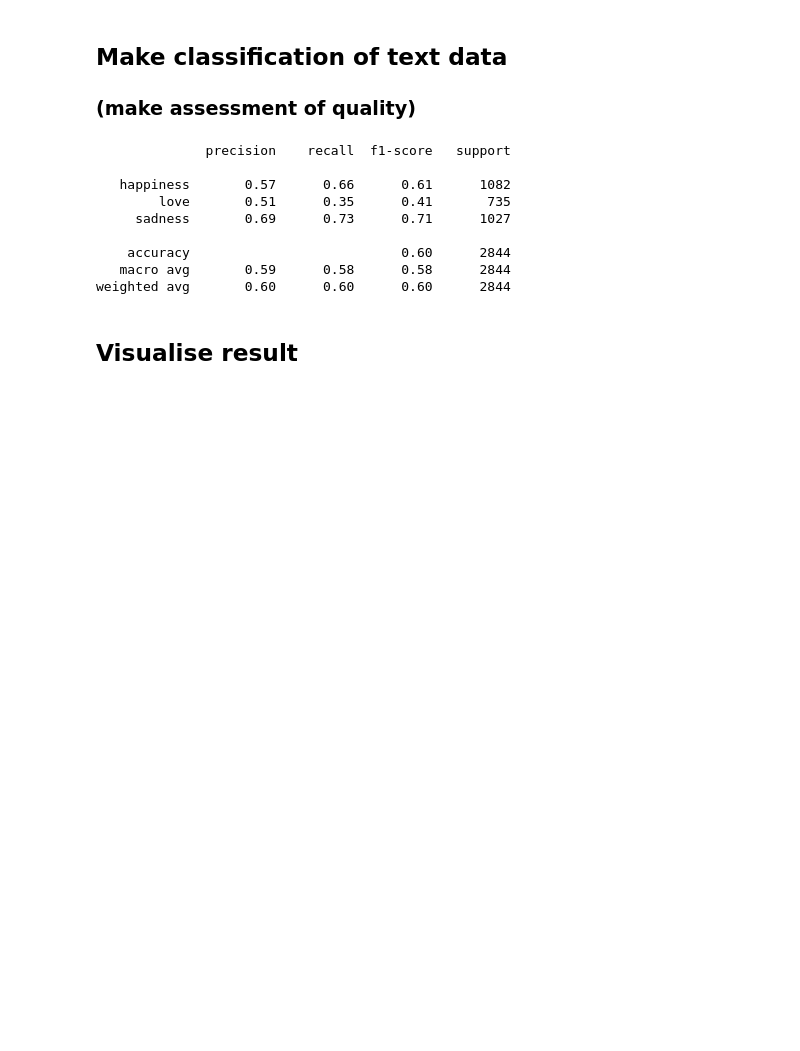
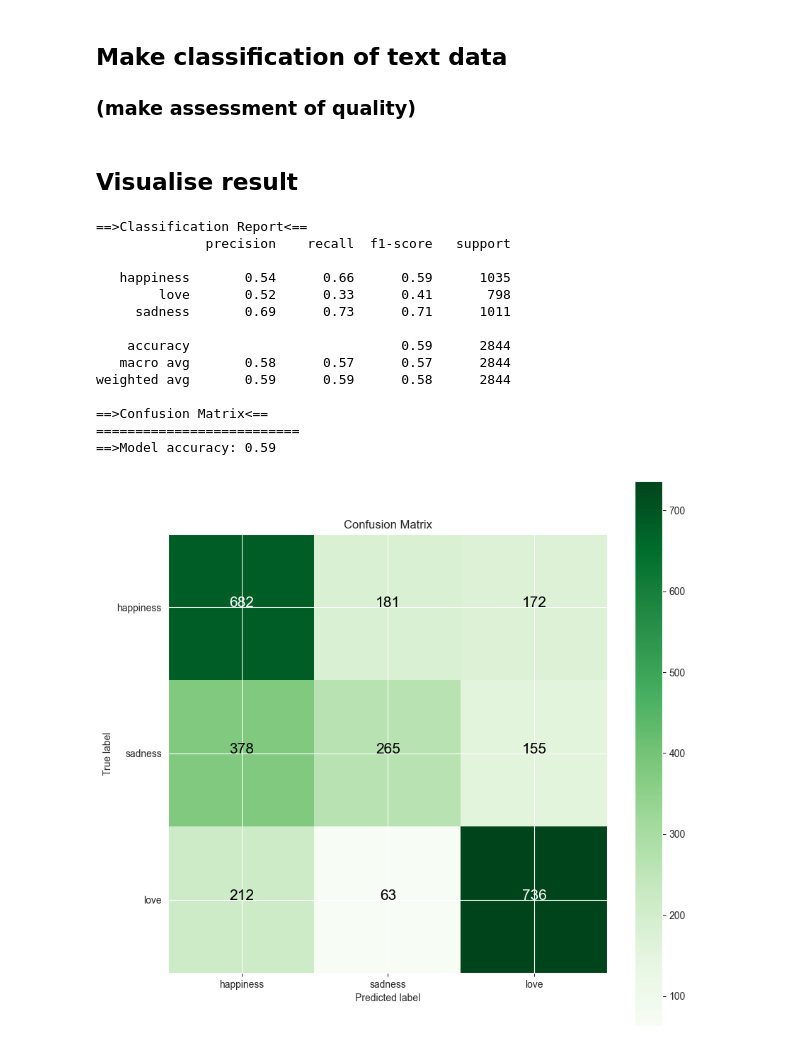
Before and after one commit to lytmercy/data_analysis_labs, a Jupyter notebook: lab_2.ipynb, the cells around one changed output. Drawn from its saved outputs; the diff is of its cells as text; code cells hidden in the pictures; blank space fills up the shorter version.

```diff
--- a/lab_2.ipynb
+++ b/lab_2.ipynb
@@ -667,10 +669,10 @@ def make_confusion_matrix(y_true, y_pred, classes=None, figsize=(10, 10), text_s
 
 def classification_confusion_evaluation(y_true, y_pred, classes=None):
     """
-
-    :param y_true:
-    :param y_pred:
-    :param classes:
+    Help function for viewing classification report of predictions and visualise confusion matrix;
+    :param y_true: Array of truth labels (must be same shape as y_pred);
+    :param y_pred: Array of predicted labels (must be same shape as y_true);
+    :param classes: Array of class labels (as string).
     """
     model_accuracy = accuracy_score(y_true, y_pred)
 
@@ -699,16 +701,24 @@ logistic_regression_model = LogisticRegression().fit(tfidf_train, y_train)
 # %%
 # Get prediction
 y_pred = logistic_regression_model.predict(tfidf_test)
-print(classification_report(y_test, y_pred))
-# %% [output]
-              precision    recall  f1-score   support
-
-   happiness       0.57      0.66      0.61      1082
-        love       0.51      0.35      0.41       735
-     sadness       0.69      0.73      0.71      1027
-
-    accuracy                           0.60      2844
-   macro avg       0.59      0.58      0.58      2844
-weighted avg       0.60      0.60      0.60      2844
 # %% [markdown]
 ## Visualise result
+# %%
+# View classification report and confusion matrix
+classification_confusion_evaluation(y_test, y_pred, list_of_class)
+# %% [output]
+==>Classification Report<==
+              precision    recall  f1-score   support
+
+   happiness       0.54      0.66      0.59      1035
+        love       0.52      0.33      0.41       798
+     sadness       0.69      0.73      0.71      1011
+
+    accuracy                           0.59      2844
+   macro avg       0.58      0.57      0.57      2844
+weighted avg       0.59      0.59      0.58      2844
+
+==>Confusion Matrix<==
+==========================
+==>Model accuracy: 0.59
+[figure, added]
```
Also changed, not shown: parts of 5 cells of this notebook.
